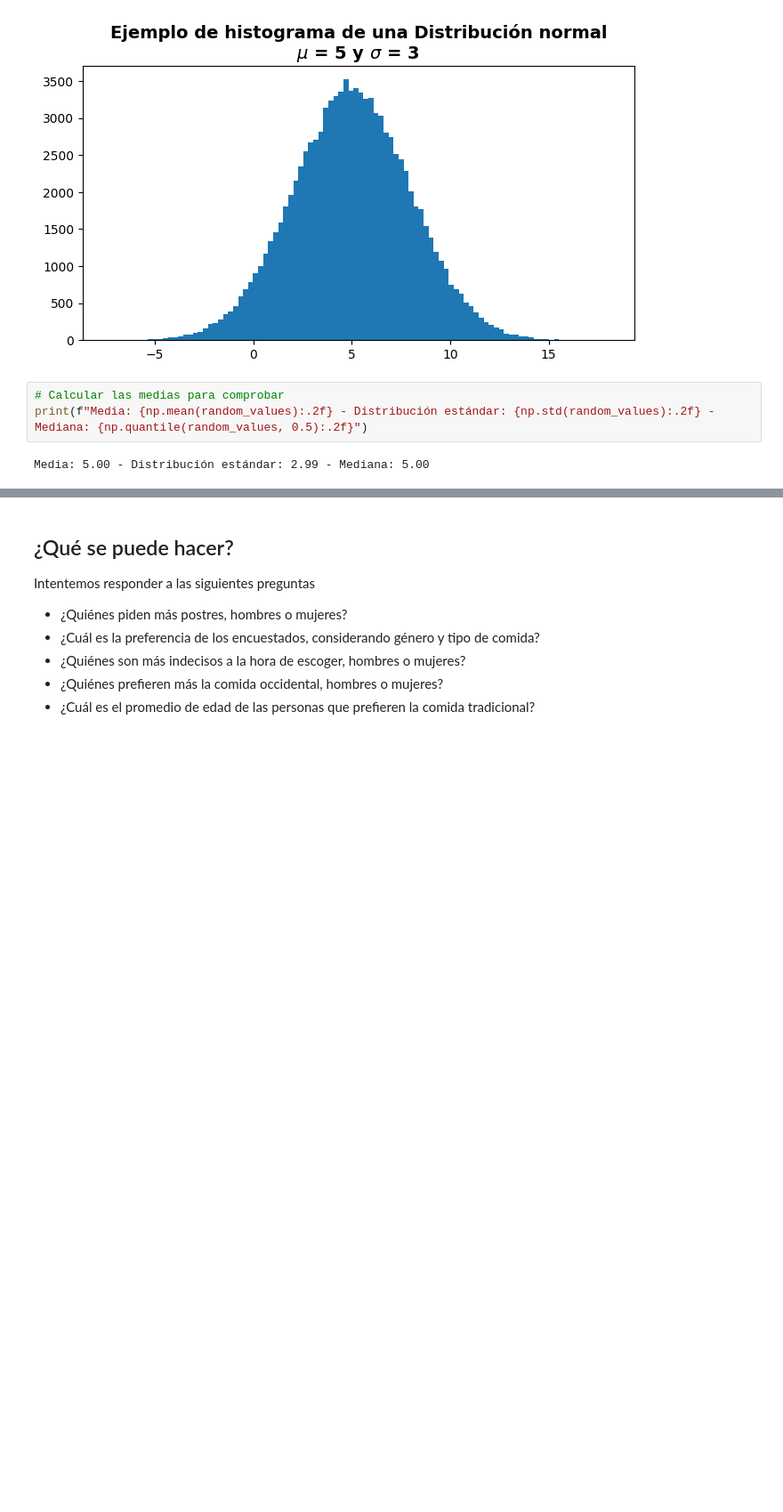
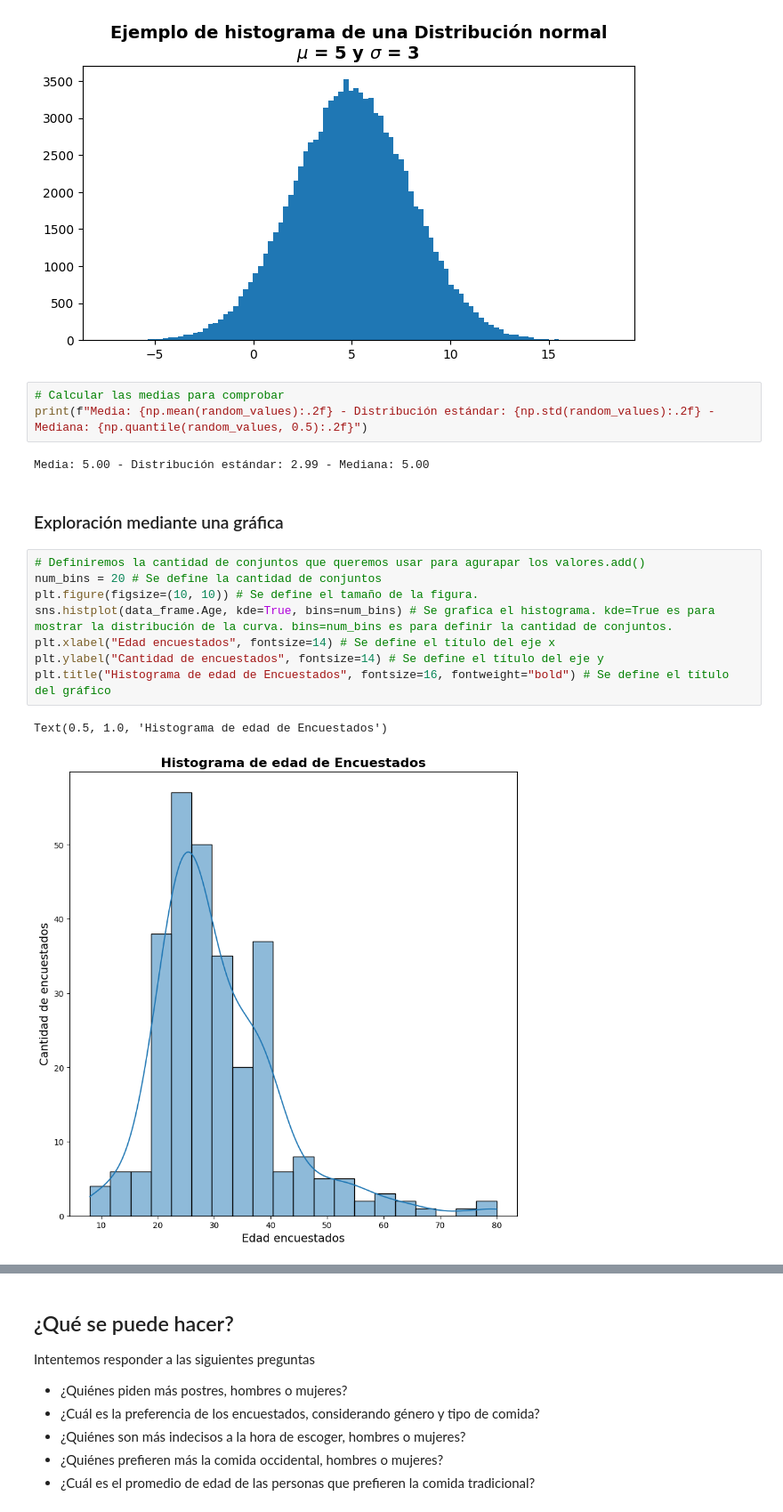
Before and after one commit to HikkizZ/InteligenciaArtificial_Uni, a Jupyter notebook: Class2.ipynb, the cells around one changed output, grey strips where cells are left out. Shown: that part at 89% size. Cells and saved outputs as stored; diff of their text form; blank space fills up the shorter version.

Commit message:
Clase 2 Terminada
Contiene como hacer varios tipos de gráficos

```diff
--- a/Class2.ipynb
+++ b/Class2.ipynb
@@ -336,3 +336,16 @@ plt.show() # Se muestra el gráfico
 print(f"Media: {np.mean(random_values):.2f} - Distribución estándar: {np.std(random_values):.2f} - Mediana: {np.quantile(random_values, 0.5):.2f}")
 # %% [output]
 Media: 5.00 - Distribución estándar: 2.99 - Mediana: 5.00
+# %% [markdown]
+### Exploración mediante una gráfica
+# %%
+# Definiremos la cantidad de conjuntos que queremos usar para agurapar los valores.add()
+num_bins = 20 # Se define la cantidad de conjuntos
+plt.figure(figsize=(10, 10)) # Se define el tamaño de la figura.
+sns.histplot(data_frame.Age, kde=True, bins=num_bins) # Se grafica el histograma. kde=True es para mostrar la distribución de la curva. bins=num_bins es para definir la cantidad de conjuntos.
+plt.xlabel("Edad encuestados", fontsize=14) # Se define el título del eje x
+plt.ylabel("Cantidad de encuestados", fontsize=14) # Se define el título del eje y
+plt.title("Histograma de edad de Encuestados", fontsize=16, fontweight="bold") # Se define el título del gráfico
+# %% [output]
+Text(0.5, 1.0, 'Histograma de edad de Encuestados')
+[figure, added]
```
Also changed, not shown: parts of 29 cells of this notebook.
